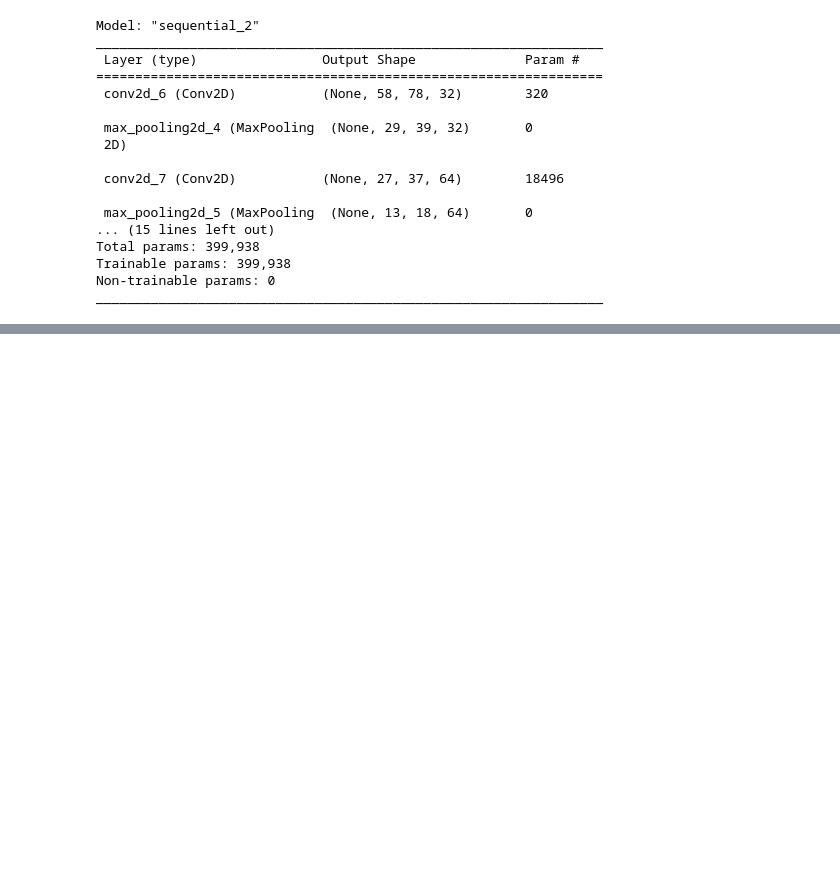
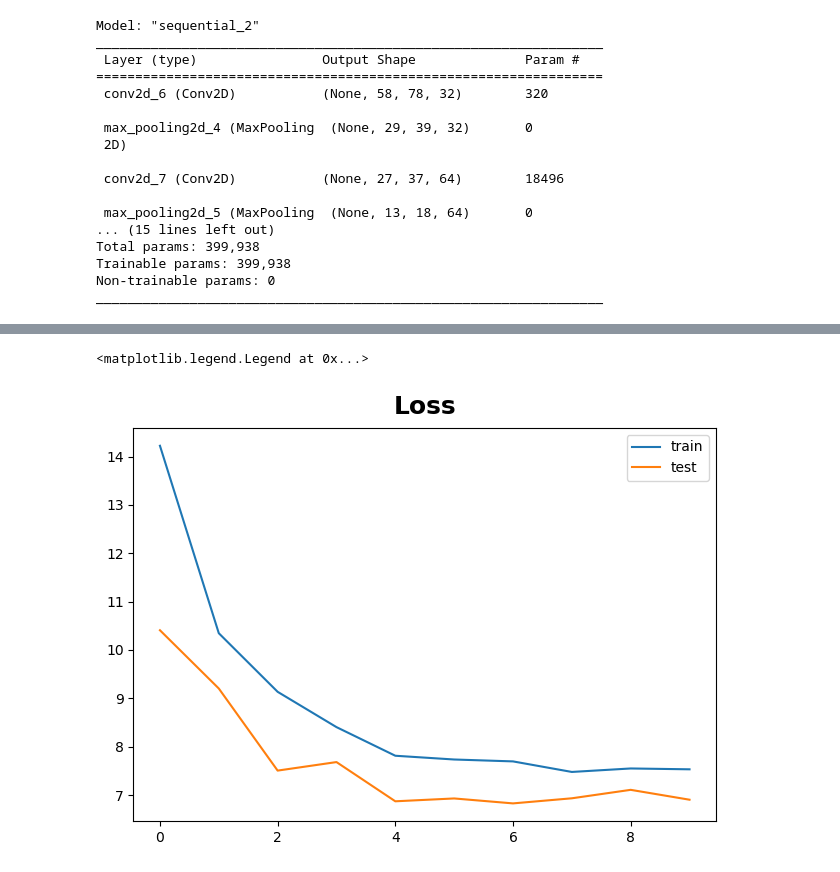
Before and after one commit to joshuatmyers/osu-ai, a Jupyter notebook: tensorflow-model.ipynb, the cells around one changed output, grey strips where cells are left out. Drawn from its saved outputs; the diff is of its cells as text; code cells hidden in the pictures; blank space fills up the shorter version.

Commit message:
training and analysis

```diff
--- a/tensorflow-model.ipynb
+++ b/tensorflow-model.ipynb
@@ -191,0 +194,4 @@ _________________________________________________________________
+# %%
+train_sequence =  TrainDataSequence(coordinates[:5000],batch_size = 32)
+# print(*train_sequence)
+test_sequence =  TestDataSequence(coordinates[5000:],batch_size = 32)
@@ -191,0 +200,2 @@ _________________________________________________________________
+# %%
+history = model.fit(train_sequence, validation_data = test_sequence, epochs = 10, verbose=1)
@@ -191,0 +214,9 @@ _________________________________________________________________
+# %%
+# epoch vs loss graph
+plt.title('Loss')
+plt.plot(history.history['loss'], label='train')
+plt.plot(history.history['val_loss'], label='test')
+plt.legend()
+# %% [output]
+<matplotlib.legend.Legend at 0x...>
+[figure, added]
```
Also changed, not shown: parts of 5 cells of this notebook.
